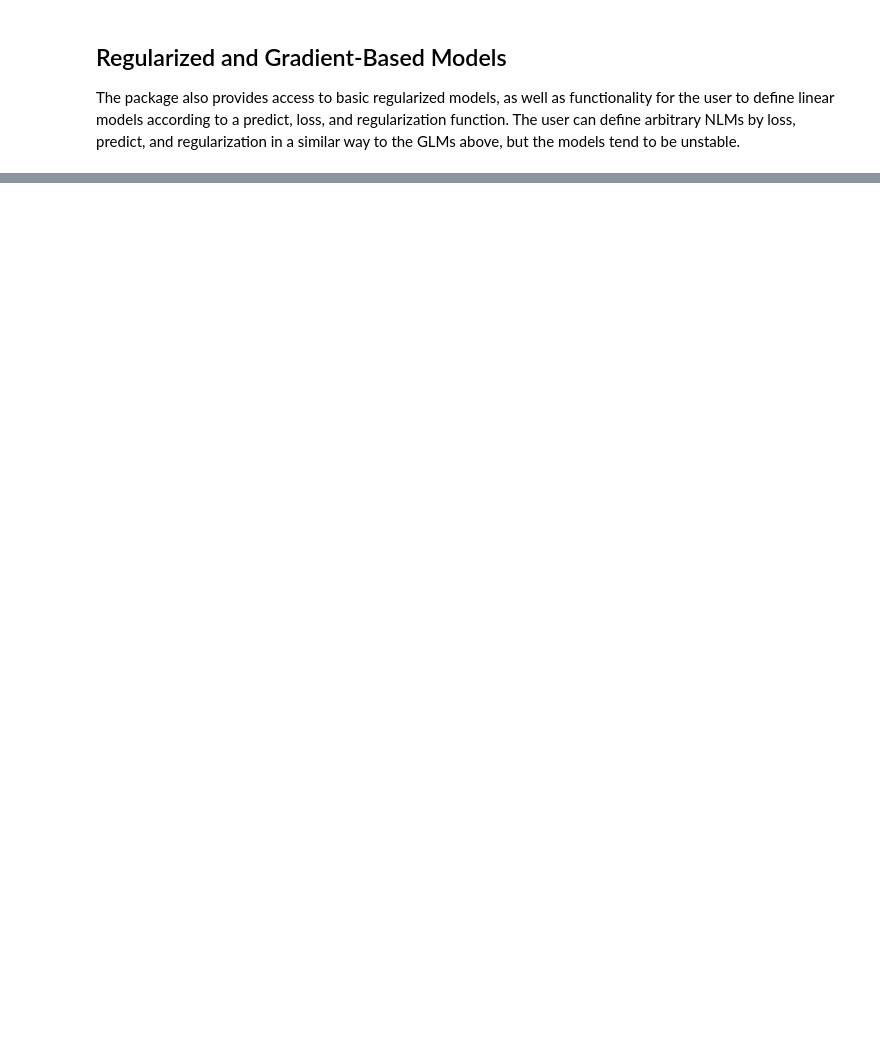
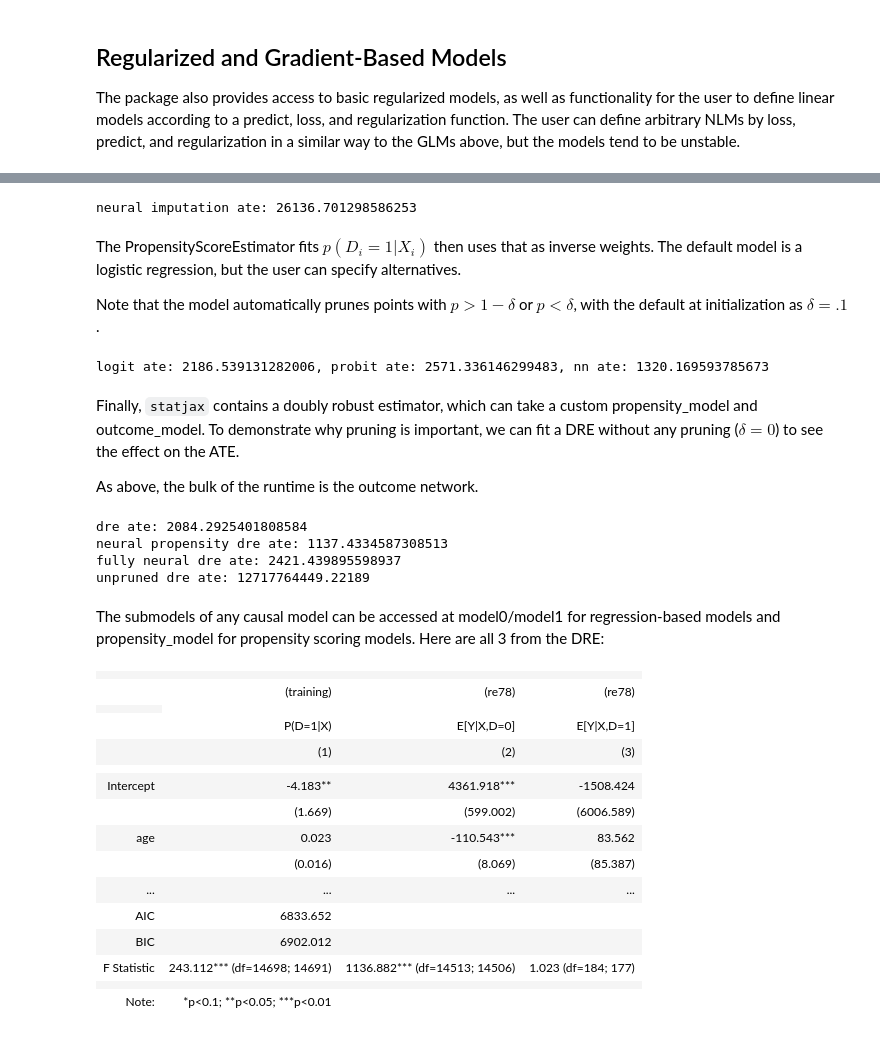
Before and after one commit to samuelcaronnajones/statjax, a Jupyter notebook: demo.ipynb, the cells around one changed output, grey strips where cells are left out. Cells and saved outputs as stored; diff of their text form; code cells hidden in the pictures; blank space fills up the shorter version.

Commit message:
updating demo to include ate estimators

```diff
--- a/demo.ipynb
+++ b/demo.ipynb
@@ -303,0 +335,13 @@ display(r)
+# %%
+from statjax import causal
+
+D = lalonde[["training"]]
+X = lalonde[["age", "education", "black", "hispanic", "married", "no_degree", "re74", "re75"]]
+Y = lalonde[["re78"]]
+
+in_overlap = causal.check_overlap(D,lalonde[list(X.columns)])
+
+print(f"n violating overlap: {sum(~in_overlap)}")
+D = D[in_overlap]
+X = X[in_overlap]
+Y = Y[in_overlap]
@@ -303,0 +374,67 @@ display(r)
+# %%
+from statjax.nn import NNRegression
+
+nn_regression_model =  causal.RegressionEstimator(model=NNRegression(hidden_layers = (128,128,64,64)))
+nn_regression_model.fit(D,X,Y)
+print(f"neural imputation ate: {nn_regression_model.ate}")
+# %% [output]
+neural imputation ate: 26136.701298586253
+# %% [markdown]
+The PropensityScoreEstimator fits $p(D_i=1|X_i)$  then uses that as inverse weights. The default model is a logistic regression, but the user can specify alternatives.
+
+Note that the model automatically prunes points with $p>1-\delta$ or $p<\delta$, with the default at initialization as $\delta = .1$.
+# %%
+from jax.nn import sigmoid
+
+logit_model = causal.PropensityScoreEstimator().fit(D,X,Y)
+probit_model = causal.PropensityScoreEstimator(propensity_model=BernoulliGLM(link=probit_link)).fit(D,X,Y)
+
+nn_ps_model = causal.PropensityScoreEstimator(propensity_model=NNRegression(hidden_layers = (32,32),output_activation=sigmoid)).fit(D,X,Y)
+
+print(f"logit ate: {logit_model.ate}, probit ate: {probit_model.ate}, nn ate: {nn_ps_model.ate}")
+# %% [output]
+logit ate: 2186.539131282006, probit ate: 2571.336146299483, nn ate: 1320.169593785673
+# %% [markdown]
+Finally, `statjax` contains a doubly robust estimator, which can take a custom propensity_model and outcome_model. To demonstrate why pruning is important, we can fit a DRE without any pruning ($\delta = 0$) to see the effect on the ATE.
+
+As above, the bulk of the runtime is the outcome network.
+# %%
+from statjax.causal import DREstimator
+
+dre_model = DREstimator().fit(D,X,Y)
+dre_model_unpruned = DREstimator(delta = 0.).fit(D,X,Y)
+
+neural_dre = DREstimator(propensity_model=NNRegression(hidden_layers = (32,32),output_activation=sigmoid)).fit(D,X,Y)
+fully_neural_dre = DREstimator(outcome_model=NNRegression(hidden_layers=(128, 128, 64, 64)),
+                              propensity_model=NNRegression(hidden_layers = (32,32),output_activation=sigmoid),
+                              ).fit(D,X,Y)
+
+print(f"dre ate: {dre_model.ate}\nneural propensity dre ate: {neural_dre.ate}\nfully neural dre ate: {fully_neural_dre.ate}\nunpruned dre ate: {dre_model_unpruned.ate}")
+# %% [output]
+dre ate: 2084.2925401808584
+neural propensity dre ate: 1137.4334587308513
+fully neural dre ate: 2421.439895598937
+unpruned dre ate: 12717764449.22189
+# %% [markdown]
+The submodels of any causal model can be accessed at model0/model1 for regression-based models and propensity_model for propensity scoring models. Here are all 3 from the DRE:
+# %%
+dre_table = sj.RegressionTable([dre_model.propensity_model, dre_model.model0, dre_model.model1])
+dre_table.custom_columns(["P(D=1|X)", "E[Y|X,D=0]", "E[Y|X,D=1]"])
+dre_table
+# %% [output]
+|  |  |  |  |
+|  | (training) | (re78) | (re78) |
+|  |
+|  | P(D=1|X) | E[Y|X,D=0] | E[Y|X,D=1] |
+|  | (1) | (2) | (3) |
+|  |  |  |  |
+| Intercept | -4.183** | 4361.918*** | -1508.424 |
+|  | (1.669) | (599.002) | (6006.589) |
+| age | 0.023 | -110.543*** | 83.562 |
+|  | (0.016) | (8.069) | (85.387) |
+| ... | ... | ... | ... |
+| AIC | 6833.652 |  |  |
+| BIC | 6902.012 |  |  |
+| F Statistic | 243.112*** (df=14698; 14691) | 1136.882*** (df=14513; 14506) | 1.023 (df=184; 177) |
+|  |  |  |  |
+| Note: | *p<0.1; **p<0.05; ***p<0.01 |  |  |
```
Also changed, not shown: parts of 22 cells of this notebook.
